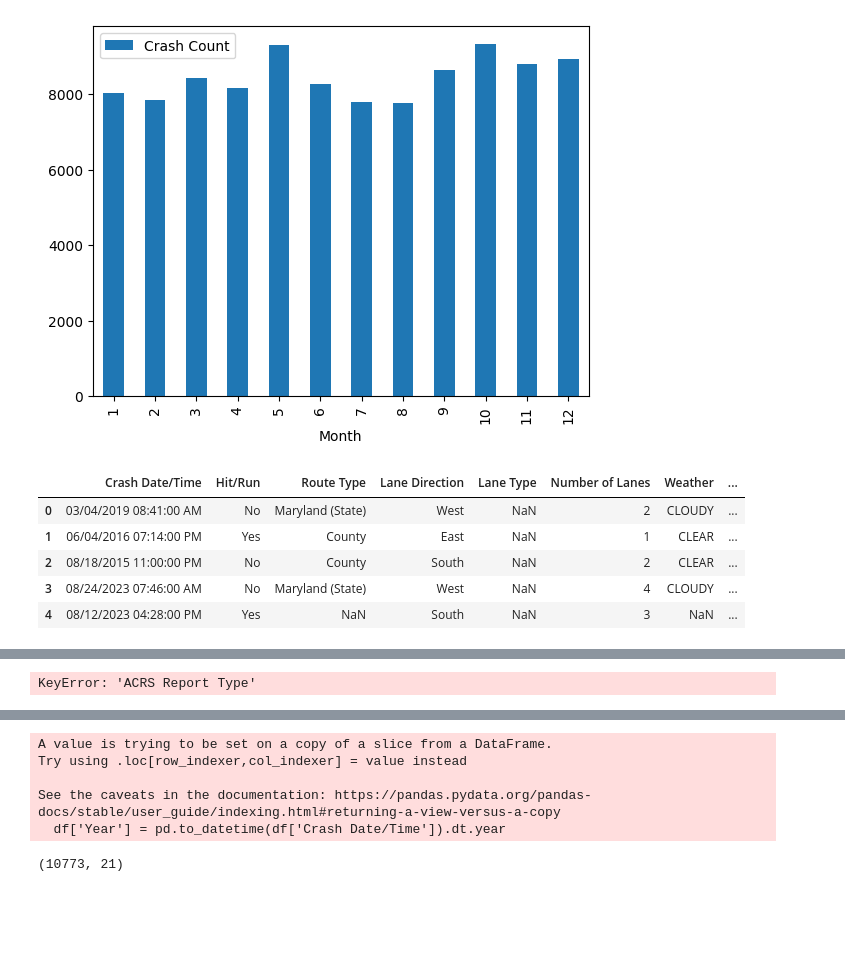
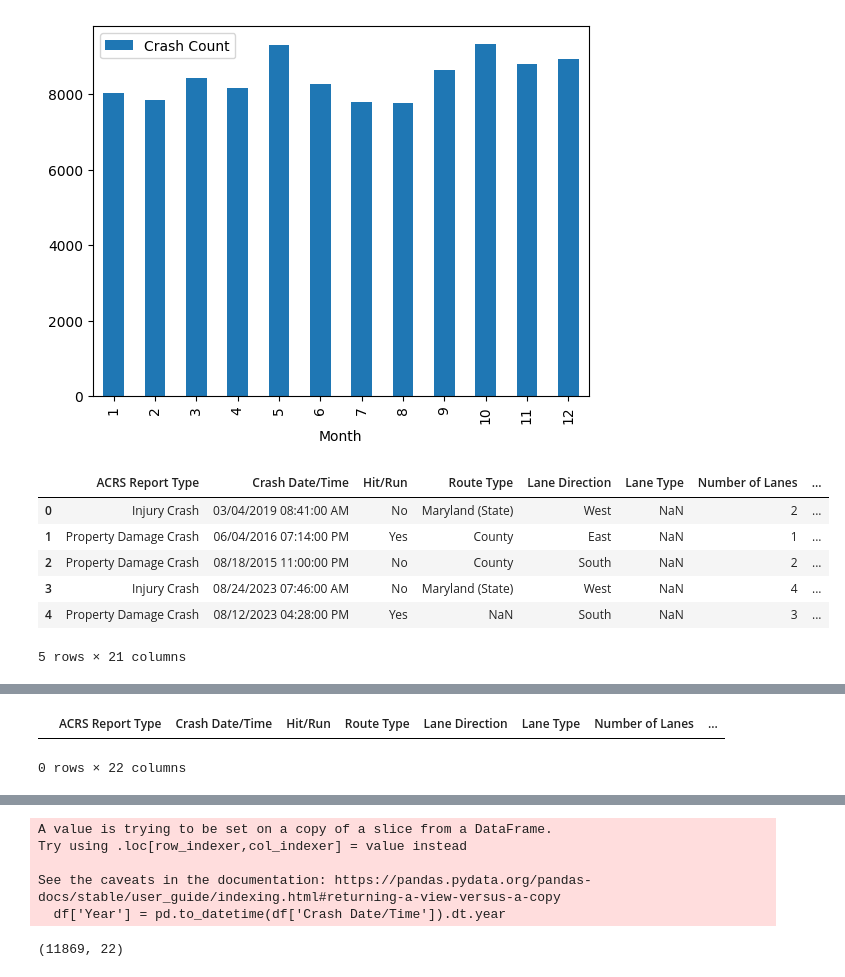
Before and after one commit to WltrH/Data-Accidents, a Jupyter notebook: Analisys.ipynb, the cells around one changed output, grey strips where cells are left out. Cells and saved outputs as stored; diff of their text form; code cells hidden in the pictures; blank space fills up the shorter version.

```diff
--- a/Analisys.ipynb
+++ b/Analisys.ipynb
@@ -110,22 +112,23 @@ df_monthly_crashes.plot(x='Month', y='Crash Count', kind='bar')
 # %%
 
 data = pd.read_csv('Crash_Reporting_-_Incidents_Data.csv')
-colonnes = ['Crash Date/Time', 'Hit/Run', 'Route Type', 'Lane Direction',
+colonnes = ['ACRS Report Type','Crash Date/Time', 'Hit/Run', 'Route Type', 'Lane Direction',
     'Lane Type', 'Number of Lanes', 'Weather', 'Surface Condition', 'Light',
     'Traffic Control', 'Driver Substance Abuse',
     'Non-Motorist Substance Abuse', 'Collision Type', 'Related Non-Motorist',
     'At Fault', 'First Harmful Event', 'Second Harmful Event', 'Latitude',
     'Longitude', 'Location']
 df = data[colonnes]
 
 df.head()
 # %% [output]
-|  | Crash Date/Time | Hit/Run | Route Type | Lane Direction | Lane Type | Number of Lanes | Weather | ... |
-| 0 | 03/04/2019 08:41:00 AM | No | Maryland (State) | West | NaN | 2 | CLOUDY | ... |
-| 1 | 06/04/2016 07:14:00 PM | Yes | County | East | NaN | 1 | CLEAR | ... |
-| 2 | 08/18/2015 11:00:00 PM | No | County | South | NaN | 2 | CLEAR | ... |
-| 3 | 08/24/2023 07:46:00 AM | No | Maryland (State) | West | NaN | 4 | CLOUDY | ... |
-| 4 | 08/12/2023 04:28:00 PM | Yes | NaN | South | NaN | 3 | NaN | ... |
+|  | ACRS Report Type | Crash Date/Time | Hit/Run | Route Type | Lane Direction | Lane Type | Number of Lanes | ... |
+| 0 | Injury Crash | 03/04/2019 08:41:00 AM | No | Maryland (State) | West | NaN | 2 | ... |
+| 1 | Property Damage Crash | 06/04/2016 07:14:00 PM | Yes | County | East | NaN | 1 | ... |
+| 2 | Property Damage Crash | 08/18/2015 11:00:00 PM | No | County | South | NaN | 2 | ... |
+| 3 | Injury Crash | 08/24/2023 07:46:00 AM | No | Maryland (State) | West | NaN | 4 | ... |
+| 4 | Property Damage Crash | 08/12/2023 04:28:00 PM | Yes | NaN | South | NaN | 3 | ... |
+5 rows × 21 columns
 # %%
 #création d'une map avec les coordonnées des accidents et leur type de collision
 import folium
@@ -147,9 +150,9 @@ map
 # %%
 #création d'un dataframe avec les coordonnées des accidents et leur type de collision sur l'année 2019 uniquement
 df['Year'] = pd.to_datetime(df['Crash Date/Time']).dt.year
-df_2019 = df[df['Year'] == 2023]
+df_2019 = df[df['Year'] == 2019]
 #création d'un dataframe comprenant que les accidents de type fatal crash sur l'année 2019
-df_fatal_crash_2019 = df_2019[df_2019['ACRS Report Type'] == 'Fatal Crash']
+#df_fatal_crash_2019 = df_2019[df_2019['ACRS Report Type'] == 'Fatal Crash']
 
 map = folium.Map(location=[38.9072, -77.0369], zoom_start=11)
 
@@ -164,12 +167,13 @@ map
 
 #affichadu dataframe avec les coordonnées des accidents et leur type de collision sur l'année 2019 uniquement
 df_2019.head()
-df_2019.shape
+#df_2019.shape
 
 
 #création d'un dataframe avec les coordonnées des accidents et leur type de collision sur l'année 2019 uniqueme
 # %% [output]
+|  | ACRS Report Type | Crash Date/Time | Hit/Run | Route Type | Lane Direction | Lane Type | Number of Lanes | ... |
-KeyError: 'ACRS Report Type'
+0 rows × 22 columns
 # %%
 # map des accident par type de collision et sur l'année 2019
 df = data
@@ -223,7 +227,7 @@ map
 data = pd.read_csv('Crash_Reporting_-_Incidents_Data.csv')
 
 #création d'un dataframe avec les colonnes qui nous intéressent
-colonnes = ['Crash Date/Time', 'Hit/Run', 'Route Type', 'Lane Direction',
+colonnes = ['ACRS Report Type','Crash Date/Time', 'Hit/Run', 'Route Type', 'Lane Direction',
     'Lane Type', 'Number of Lanes', 'Weather', 'Surface Condition', 'Light',
     'Traffic Control', 'Driver Substance Abuse',
     'Non-Motorist Substance Abuse', 'Collision Type', 'Related Non-Motorist',
@@ -236,7 +240,7 @@ df = data[colonnes]
 
 
 df['Year'] = pd.to_datetime(df['Crash Date/Time']).dt.year
-df = df[df['Year'] == 2023]
+df = df[df['Year'] == 2018]
 
 df.head()
 df.shape
@@ -246,4 +250,4 @@ Try using .loc[row_indexer,col_indexer] = value instead
 
 See the caveats in the documentation: https://pandas.pydata.org/pandas-docs/stable/user_guide/indexing.html#returning-a-view-versus-a-copy
   df['Year'] = pd.to_datetime(df['Crash Date/Time']).dt.year
-(10773, 21)
+(11869, 22)
```
Also changed, not shown: parts of 4 cells of this notebook.
